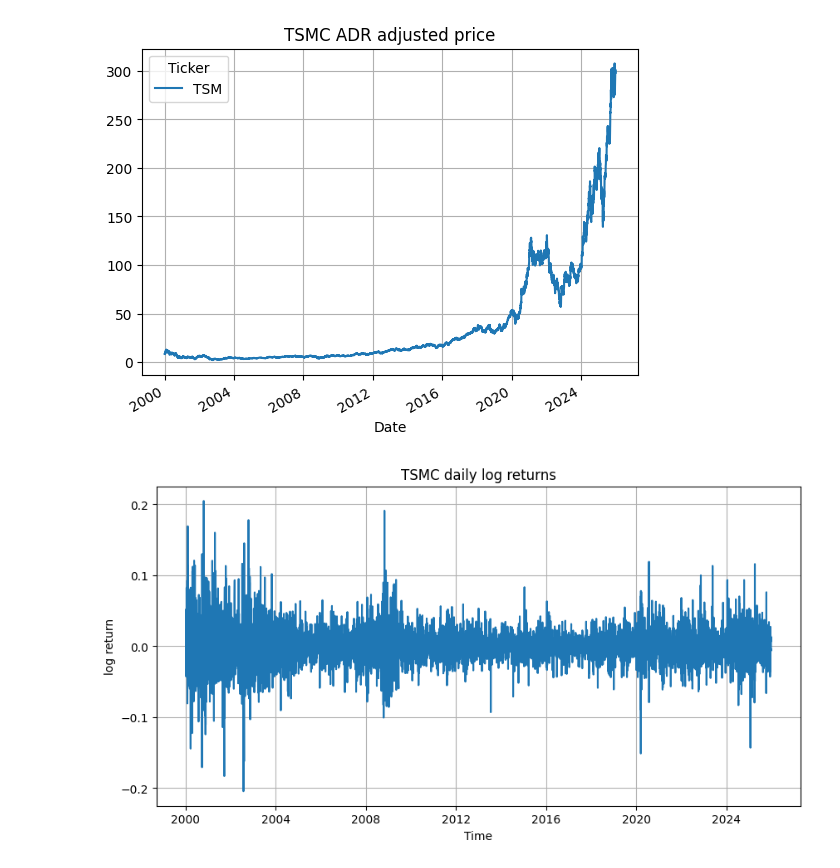
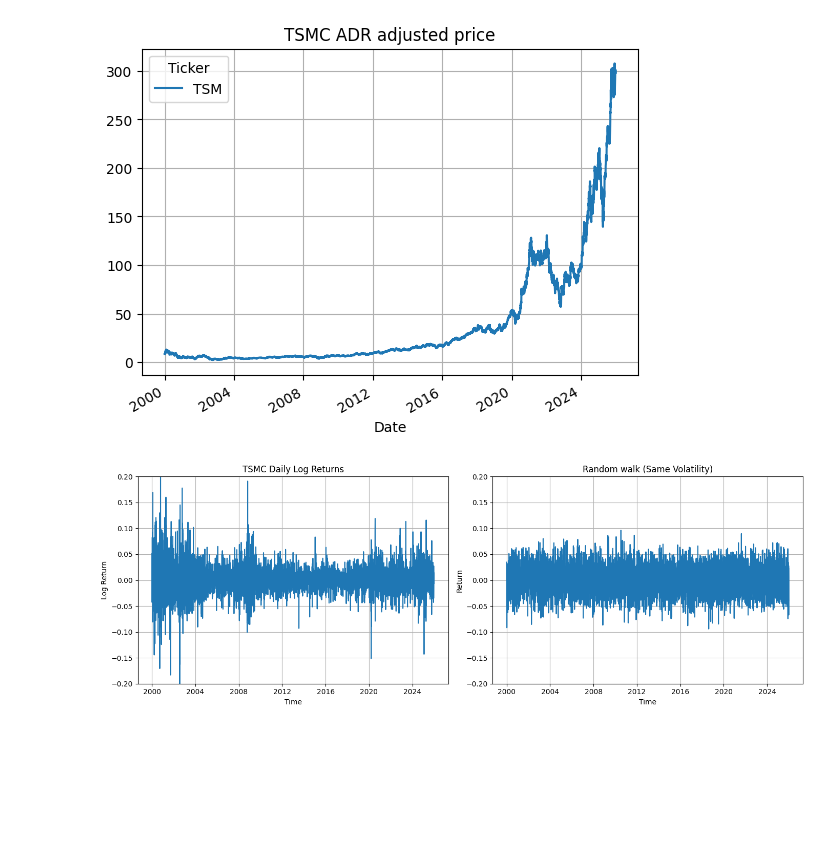
Before and after one commit to FerCorcuera/mit-quant-finance, a Jupyter notebook: Time Series Models/Model_Specification_and_Estimation_TSMC.ipynb, the cells around one changed output. Drawn from its saved outputs; the diff is of its cells as text; code cells hidden in the pictures; blank space fills up the shorter version.

Commit message:
Time_series: Ended with a first modelling exercise for TSMC stock data

```diff
--- a/Time Series Models/Model_Specification_and_Estimation_TSMC.ipynb
+++ b/Time Series Models/Model_Specification_and_Estimation_TSMC.ipynb
@@ -281,15 +278,28 @@ plt.show()
 # %%
 tsm["r"] = np.log(tsm["Adj Close"] / tsm["Adj Close"].shift(1))
 tsm = tsm.dropna()
 N = len(tsm["r"])
 
-plt.figure(figsize=(10, 5))
-plt.plot(tsm.index, tsm["r"])
-plt.title("TSMC daily log returns")
-plt.xlabel("Time")
-plt.ylabel("log return")
 
-plt.grid()
+fig, axes = plt.subplots(nrows=1, ncols=2, figsize=(14, 5))
+
+# TSMC Returns
+axes[0].plot(tsm.index, tsm["r"])
+axes[0].set_title("TSMC Daily Log Returns")
+axes[0].set_xlabel("Time")
+axes[0].set_ylabel("Log Return")
+axes[0].set_ylim(-0.20, 0.20)
+axes[0].grid(True)
+
+# random walk returns with the same parameters
+axes[1].plot(tsm.index, noise)
+axes[1].set_title("Random walk (Same Volatility)")
+axes[1].set_xlabel("Time")
+axes[1].set_ylabel("Return")
+axes[1].set_ylim(-0.20, 0.20)
+axes[1].grid(True)
+
+plt.tight_layout()
 plt.show()
 # %% [output]
-[figure, old version]
+[figure, new version]
```
Also changed, not shown: parts of 16 cells of this notebook.
